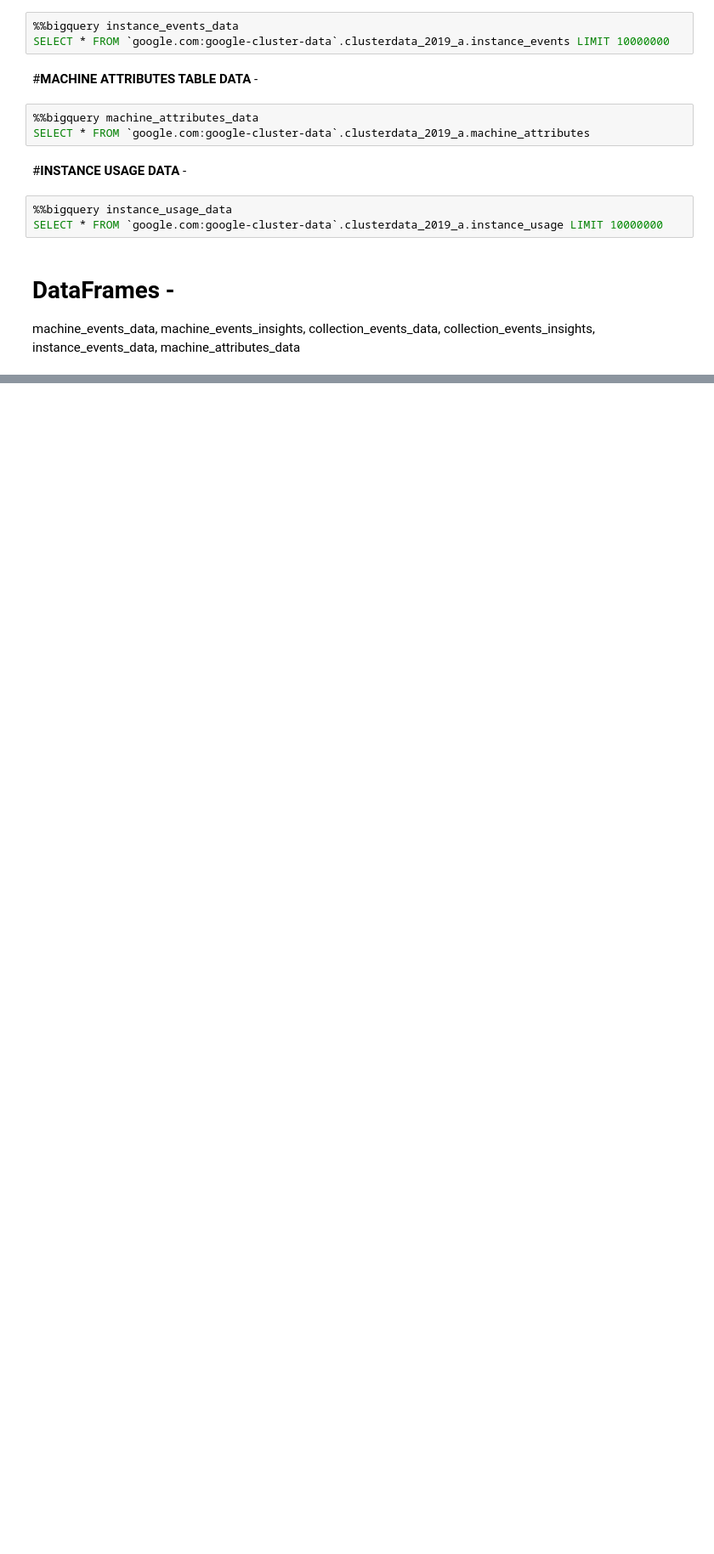
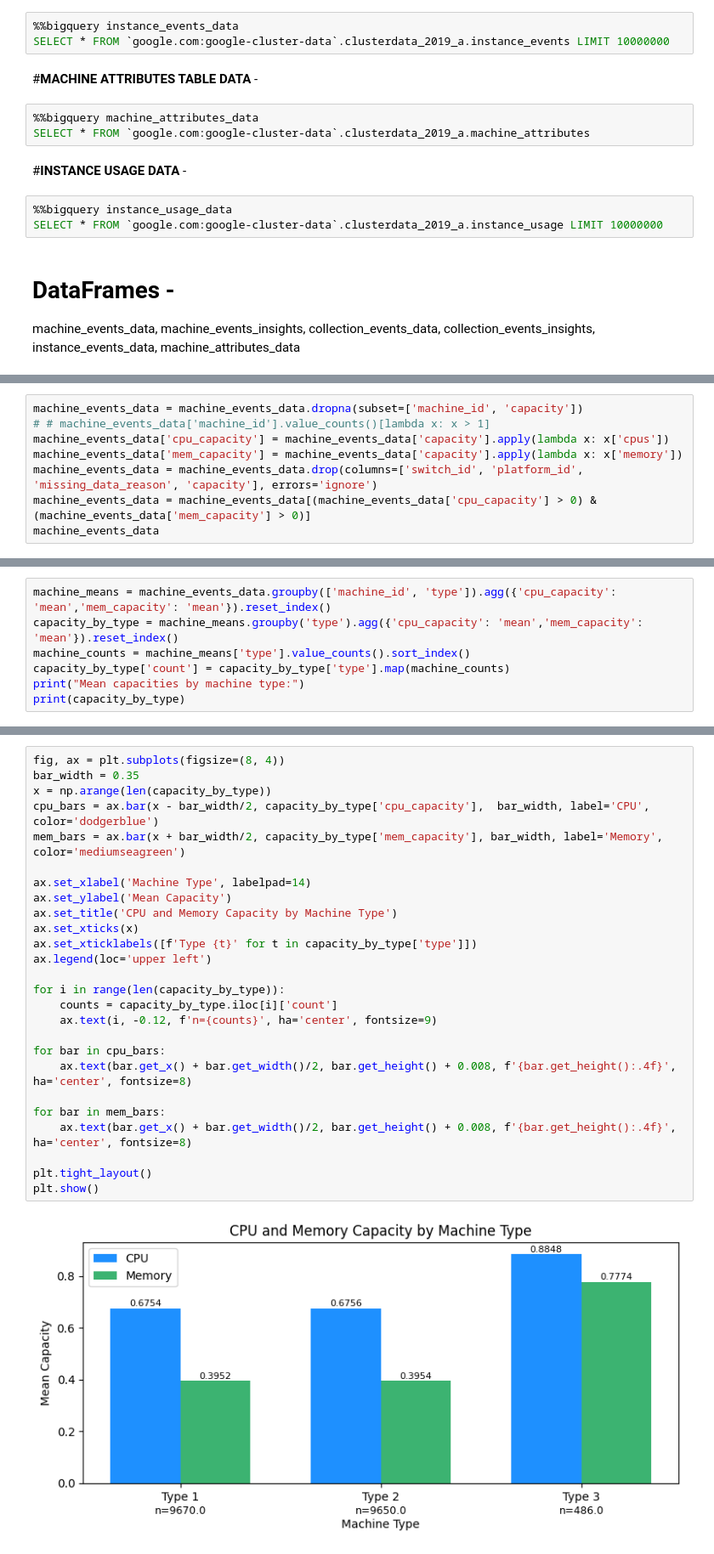
Before and after one commit to akshat-karwa/Cloud-Trace-Analysis, a Jupyter notebook: google_analysis.ipynb, the cells around one changed output, grey strips where cells are left out. Shown at 85% size. Cells and saved outputs as stored; diff of their text form; blank space fills up the shorter version.

```diff
--- a/google_analysis.ipynb
+++ b/google_analysis.ipynb
@@ -709,0 +65,8 @@ plot_cdfs(pick_quantiles_from_wide_dataframe(machine_util_dist, ['cpu_util_dist'
+# %%
+machine_events_data = machine_events_data.dropna(subset=['machine_id', 'capacity'])
+# # machine_events_data['machine_id'].value_counts()[lambda x: x > 1]
+machine_events_data['cpu_capacity'] = machine_events_data['capacity'].apply(lambda x: x['cpus'])
+machine_events_data['mem_capacity'] = machine_events_data['capacity'].apply(lambda x: x['memory'])
+machine_events_data = machine_events_data.drop(columns=['switch_id', 'platform_id', 'missing_data_reason', 'capacity'], errors='ignore')
+machine_events_data = machine_events_data[(machine_events_data['cpu_capacity'] > 0) & (machine_events_data['mem_capacity'] > 0)]
+machine_events_data
@@ -709,0 +87,7 @@ plot_cdfs(pick_quantiles_from_wide_dataframe(machine_util_dist, ['cpu_util_dist'
+# %%
+machine_means = machine_events_data.groupby(['machine_id', 'type']).agg({'cpu_capacity': 'mean','mem_capacity': 'mean'}).reset_index()
+capacity_by_type = machine_means.groupby('type').agg({'cpu_capacity': 'mean','mem_capacity': 'mean'}).reset_index()
+machine_counts = machine_means['type'].value_counts().sort_index()
+capacity_by_type['count'] = capacity_by_type['type'].map(machine_counts)
+print("Mean capacities by machine type:")
+print(capacity_by_type)
@@ -709,0 +100,28 @@ plot_cdfs(pick_quantiles_from_wide_dataframe(machine_util_dist, ['cpu_util_dist'
+# %%
+fig, ax = plt.subplots(figsize=(8, 4))
+bar_width = 0.35
+x = np.arange(len(capacity_by_type))
+cpu_bars = ax.bar(x - bar_width/2, capacity_by_type['cpu_capacity'],  bar_width, label='CPU', color='dodgerblue')
+mem_bars = ax.bar(x + bar_width/2, capacity_by_type['mem_capacity'], bar_width, label='Memory', color='mediumseagreen')
+
+ax.set_xlabel('Machine Type', labelpad=14)
+ax.set_ylabel('Mean Capacity')
+ax.set_title('CPU and Memory Capacity by Machine Type')
+ax.set_xticks(x)
+ax.set_xticklabels([f'Type {t}' for t in capacity_by_type['type']])
+ax.legend(loc='upper left')
+
+for i in range(len(capacity_by_type)):
+    counts = capacity_by_type.iloc[i]['count']
+    ax.text(i, -0.12, f'n={counts}', ha='center', fontsize=9)
+
+for bar in cpu_bars:
+    ax.text(bar.get_x() + bar.get_width()/2, bar.get_height() + 0.008, f'{bar.get_height():.4f}', ha='center', fontsize=8)
+
+for bar in mem_bars:
+    ax.text(bar.get_x() + bar.get_width()/2, bar.get_height() + 0.008, f'{bar.get_height():.4f}', ha='center', fontsize=8)
+
+plt.tight_layout()
+plt.show()
+# %% [output]
+[figure, added]
```
Also changed, not shown: parts of 48 cells of this notebook, 21 other files.
